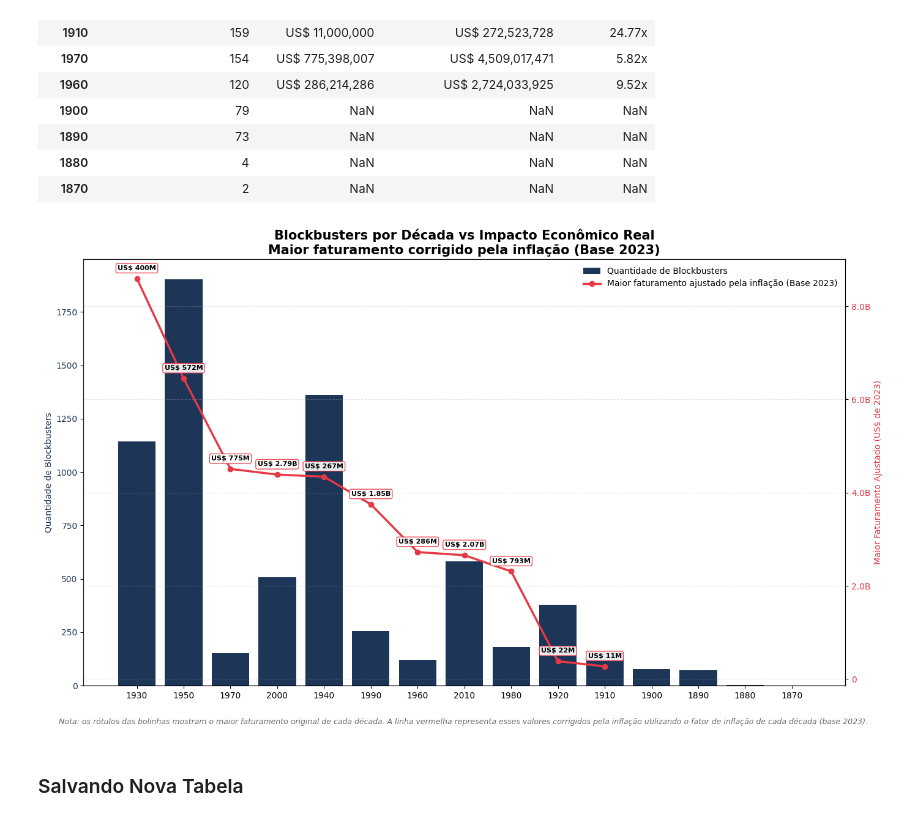
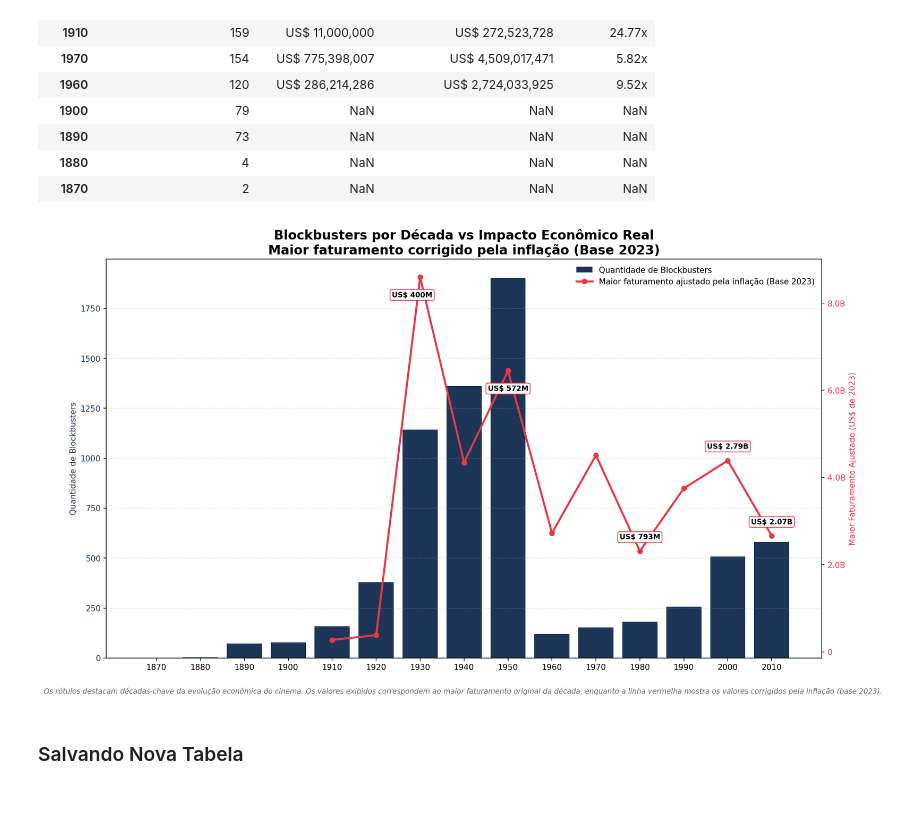
Before and after one commit to AleCecilio/entertainment_industry_performance_analysis, a Jupyter notebook: notebooks/02_data_analytics/18_analytics_financial_timeline.ipynb, the cells around one changed output. Cells and saved outputs as stored; diff of their text form; code cells hidden in the pictures.

Commit message:
adicionado arquivos .xlsx e remodelando gráfico de blockbusters por década no notebook 17

```diff
--- a/notebooks/02_data_analytics/18_analytics_financial_timeline.ipynb
+++ b/notebooks/02_data_analytics/18_analytics_financial_timeline.ipynb
@@ -430,29 +436,26 @@ Blockbusters por Década: Ajustado pela Inflação (Base 2023)
 # %%
 df_plot = df_bloc.copy()
 
-# Ranking por faturamento ajustado
-df_plot = df_plot.sort_values(
-    'maior_faturamento_ajustado',
-    ascending=False
-).reset_index(drop=True)
+df_plot = (
+    df_plot
+    .sort_values('decade')
+    .reset_index(drop=True)
+)
 
 df_plot['decade'] = df_plot['decade'].astype(str)
+decadas_chave = ['1930', '1950', '1980', '2000', '2010']
 
-fig, ax1 = plt.subplots(figsize=(14, 8))
+fig, ax1 = plt.subplots(figsize=(14, 8), dpi=150)
 
-# Barras - quantidade de blockbusters
 ax1.bar(
     df_plot['decade'],
     df_plot['quantidade_blockbusters'],
     color='#1D3557',
     label='Quantidade de Blockbusters'
 )
-
 ax1.set_ylabel('Quantidade de Blockbusters',color='#1D3557')
 ax1.tick_params(axis='y',labelcolor='#1D3557')
 
-
-# Segundo eixo - faturamento ajustado
 ax2 = ax1.twinx()
 
 ax2.plot(
@@ -464,71 +467,84 @@ ax2.plot(
     label='Maior faturamento ajustado pela inflação (Base 2023)'
 )
 
-# Adiciona informação em cada bolinha
-for i, row in df_plot.iterrows():
+offsets = {
+    '1930': (-10, -25),  # abaixo do ponto
+    '1950': (0, -25),    # abaixo do ponto
+    '1980': (0, 15),     # acima
+    '2000': (0, 15),     # acima
+    '2010': (0, 15)      # acima
+}
+
+for _, row in df_plot.iterrows():
+
+    if row['decade'] not in decadas_chave:
+        continue
 
     if row["maior_faturamento"] >= 1e9:
-        faturamento_original = f'US$ {row["maior_faturamento"] / 1e9:.2f}B'
+        texto = f'US$ {row["maior_faturamento"]/1e9:.2f}B'
     else:
-        faturamento_original = f'US$ {row["maior_faturamento"] / 1e6:.0f}M'
+        texto = f'US$ {row["maior_faturamento"]/1e6:.0f}M'
+
+    dx, dy = offsets[row['decade']]
 
     ax2.annotate(
-        faturamento_original,
-        xy=(i, row['maior_faturamento_ajustado']),
-        xytext=(0, 10),
+        texto,
+        xy=(row['decade'], row['maior_faturamento_ajustado']),
+        xytext=(dx, dy),
         textcoords='offset points',
         ha='center',
-        fontsize=8,
-        color='black',
+        fontsize=9,
         fontweight='bold',
         bbox=dict(
             boxstyle='round,pad=0.25',
             facecolor='white',
             edgecolor='#E63946',
-            alpha=0.9
+            alpha=0.95
         )
     )
 
-ax2.set_ylabel('Maior Faturamento Ajustado (US$ de 2023)',color='#E63946')
-ax2.tick_params(axis='y',labelcolor='#E63946')
+ax2.set_ylabel('Maior Faturamento Ajustado (US$ de 2023)', color='#E63946')
+
+ax2.tick_params(axis='y', labelcolor='#E63946')
+
 ax2.yaxis.set_major_formatter(ticker.FuncFormatter(fmtt._formatar_numero))
 
-# Junta as legendas dos dois eixos
 handles1, labels1 = ax1.get_legend_handles_labels()
 handles2, labels2 = ax2.get_legend_handles_labels()
 
 ax1.legend(
     handles1 + handles2,
     labels1 + labels2,
     loc='upper right',
     frameon=False
 )
 
-
 plt.title(
     'Blockbusters por Década vs Impacto Econômico Real\n'
     'Maior faturamento corrigido pela inflação (Base 2023)',
-    fontsize=15,
+    fontsize=16,
     fontweight='bold'
 )
+
 plt.xticks(rotation=45)
-plt.grid(axis='y', linestyle='--',alpha=0.3)
+ax1.grid(axis='y', linestyle='--', alpha=0.3)
 
 plt.figtext(
     0.5,
     -0.03,
-    'Nota: os rótulos das bolinhas mostram o maior faturamento original de cada década. '
-    'A linha vermelha representa esses valores corrigidos pela inflação utilizando o fator de inflação de cada década (base 2023).',
+    'Os rótulos destacam décadas-chave da evolução econômica do cinema. '
+    'Os valores exibidos correspondem ao maior faturamento original da década, '
+    'enquanto a linha vermelha mostra os valores corrigidos pela inflação (base 2023).',
     ha='center',
     fontsize=9,
     color='dimgray',
     style='italic'
 )
 
 plt.tight_layout()
 plt.show()
 # %% [output]
-[figure, old version]
+[figure, new version]
 # %% [markdown]
 ### Salvando Nova Tabela
 # %%
```
Also changed, not shown: parts of 3 cells of this notebook, 15 other files.
